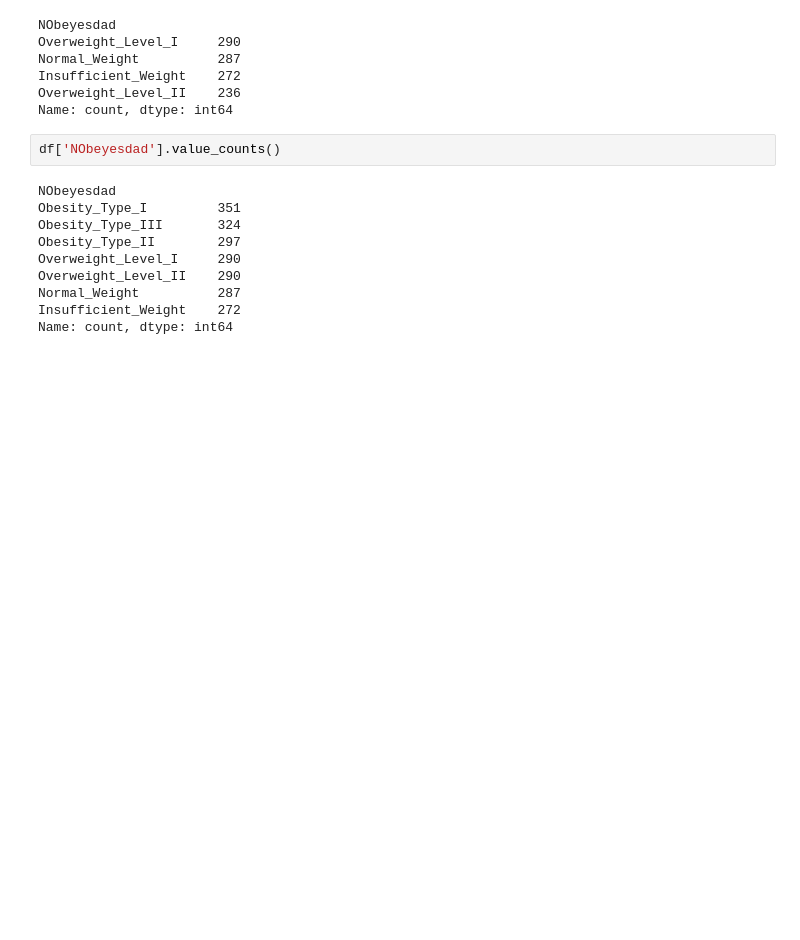
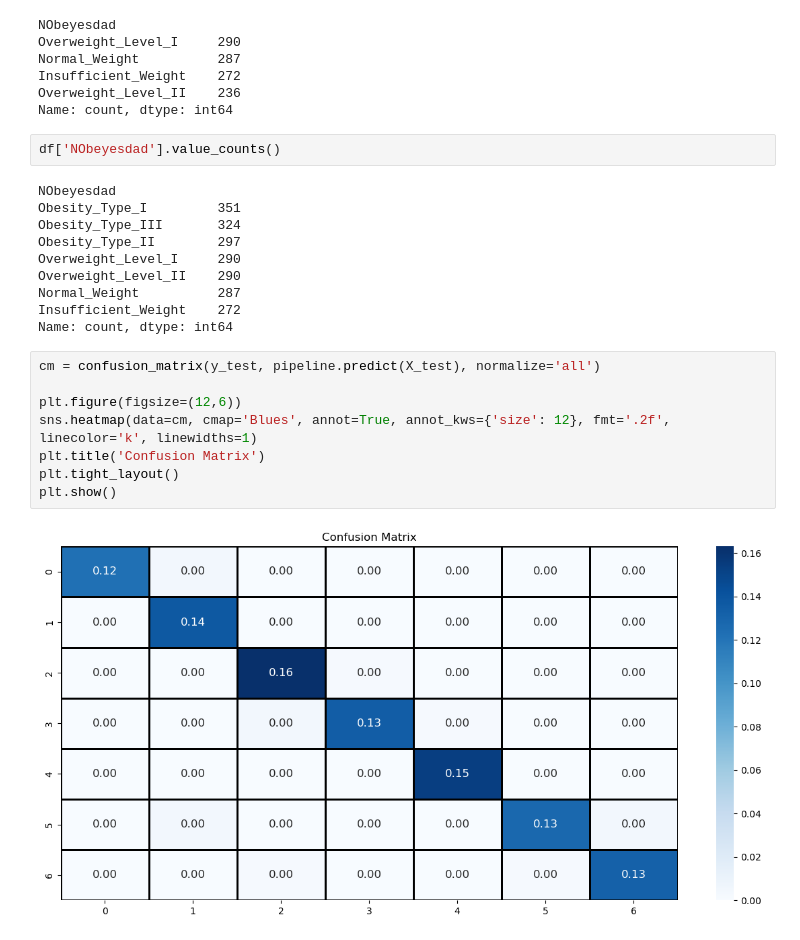
Before and after one commit to qamarr6092/Machine-Learning, a Jupyter notebook: Decision Trees/decision_trees_classifier.ipynb, the cells around one changed output. Saved outputs shown, nothing was run; the diff lists cells and outputs as text; blank space fills up the shorter version.

```diff
--- a/Decision Trees/decision_trees_classifier.ipynb
+++ b/Decision Trees/decision_trees_classifier.ipynb
@@ -502,3 +530,13 @@ Overweight_Level_II    290
 Normal_Weight          287
 Insufficient_Weight    272
 Name: count, dtype: int64
+# %%
+cm = confusion_matrix(y_test, pipeline.predict(X_test), normalize='all')
+
+plt.figure(figsize=(12,6))
+sns.heatmap(data=cm, cmap='Blues', annot=True, annot_kws={'size': 12}, fmt='.2f', linecolor='k', linewidths=1)
+plt.title('Confusion Matrix')
+plt.tight_layout()
+plt.show()
+# %% [output]
+[figure, added]
```
Also changed, not shown: parts of 18 cells of this notebook.
